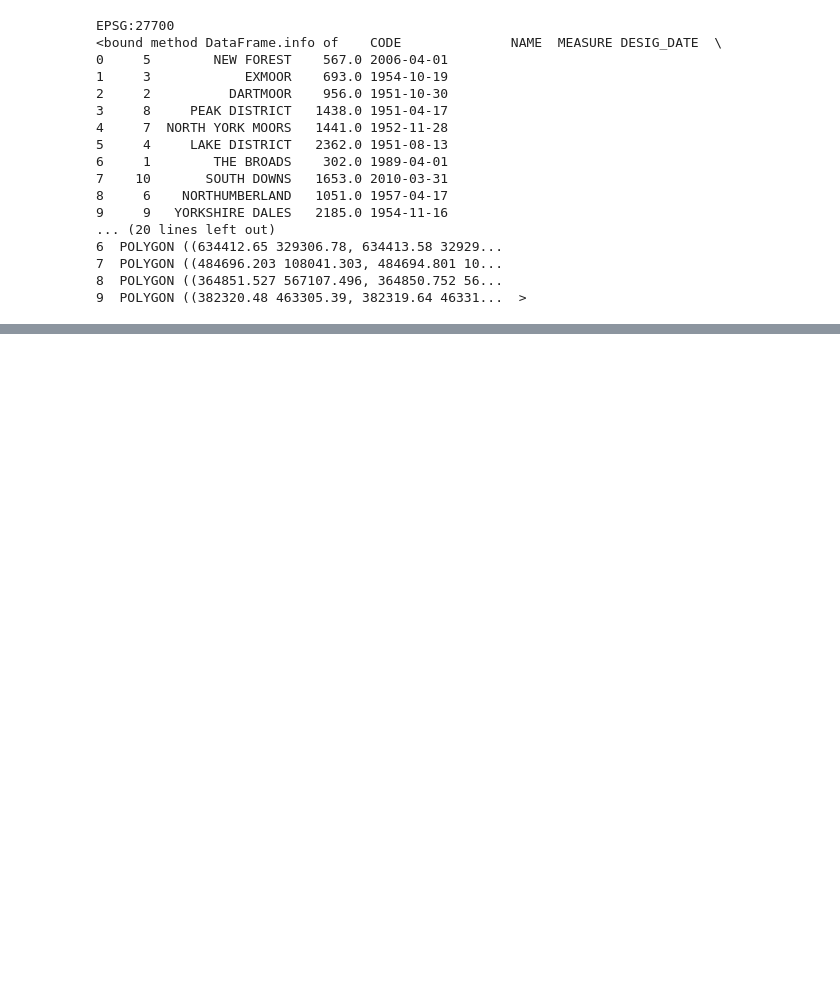
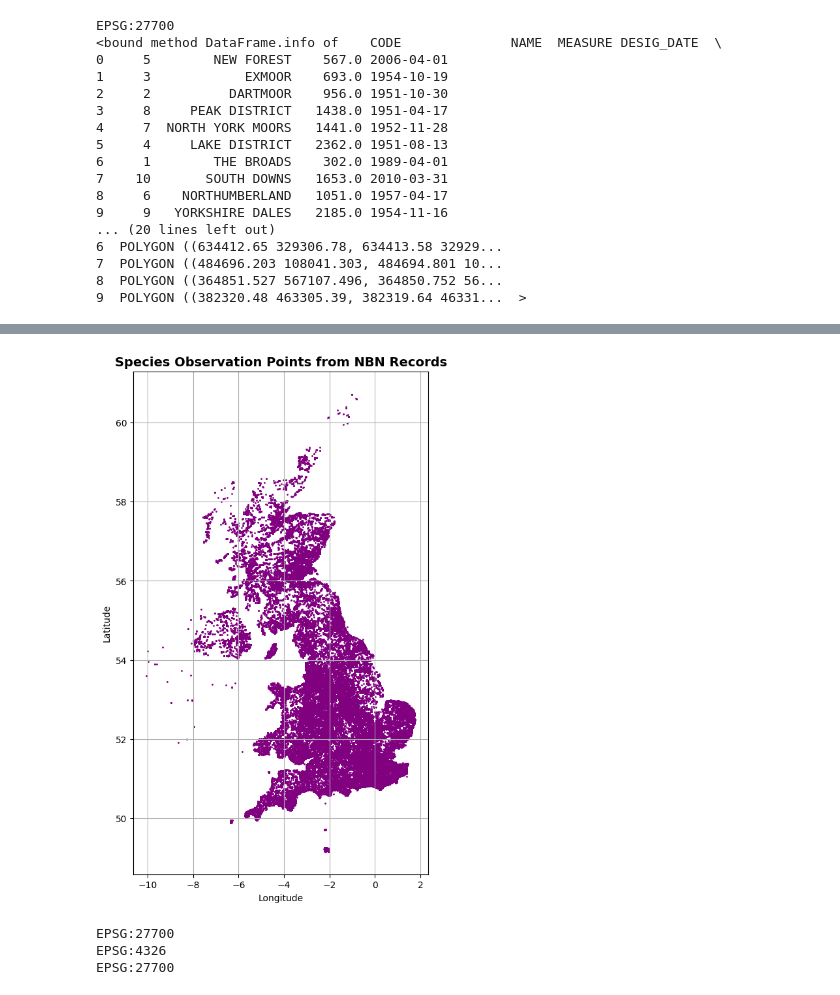
Before and after one commit to ClaudiaTurner/GEOG5990M_Project, a Jupyter notebook: Final_Project_Python_GEOG5990M.ipynb, the cells around one changed output, grey strips where cells are left out. Saved outputs shown, nothing was run; the diff lists cells and outputs as text; code cells hidden in the pictures; blank space fills up the shorter version.

```diff
--- a/Final_Project_Python_GEOG5990M.ipynb
+++ b/Final_Project_Python_GEOG5990M.ipynb
@@ -537,0 +559,16 @@ EPSG:27700
+# %%
+
+from shapely.geometry import Point
+
+
+# 2. Create geometry from Longitude and Latitude
+geometry = [
+    Point(xy) for xy in zip(NBN_records['Longitude (WGS84)'], NBN_records['Latitude (WGS84)'])
+]
+
+# 3. Create GeoDataFrame
+NBN_gdf = gpd.GeoDataFrame(NBN_records, geometry=geometry)
+
+# 5. Export to GeoJSON
+NBN_gdf.to_file("NBN_records.gjson", driver="GeoJSON")
+NBN_records = gpd.read_file("NBN_records.gjson")
@@ -537,0 +578,16 @@ EPSG:27700
+# %%
+import matplotlib.pyplot as plt
+
+# 2. Plot the points
+fig, ax = plt.subplots(figsize=(10, 10))
+NBN_records.plot(ax=ax, color='purple', markersize=1)
+
+# 3. Add title and axis
+plt.title("Species Observation Points from NBN Records", fontsize=14, fontweight='bold')
+plt.xlabel("Longitude")
+plt.ylabel("Latitude")
+plt.grid(True)
+
+plt.show()
+# %% [output]
+[figure, added]
@@ -537,0 +599,8 @@ EPSG:27700
+# %%
+print(National_Parks.crs)
+print(NBN_records.crs)
+print(LAD_eng.crs)
+# %% [output]
+EPSG:27700
+EPSG:4326
+EPSG:27700
```
Also changed, not shown: parts of 9 cells of this notebook.
